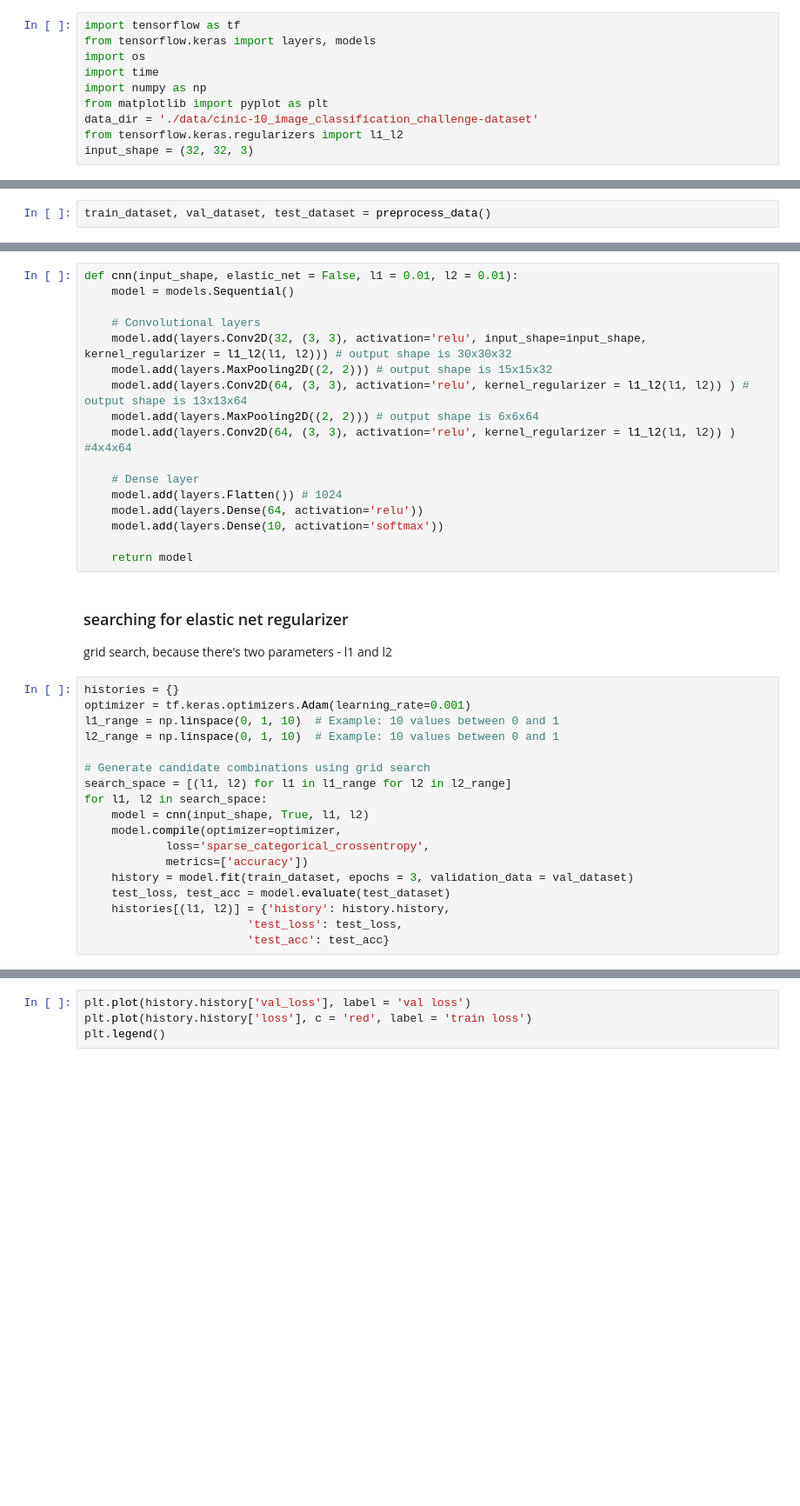
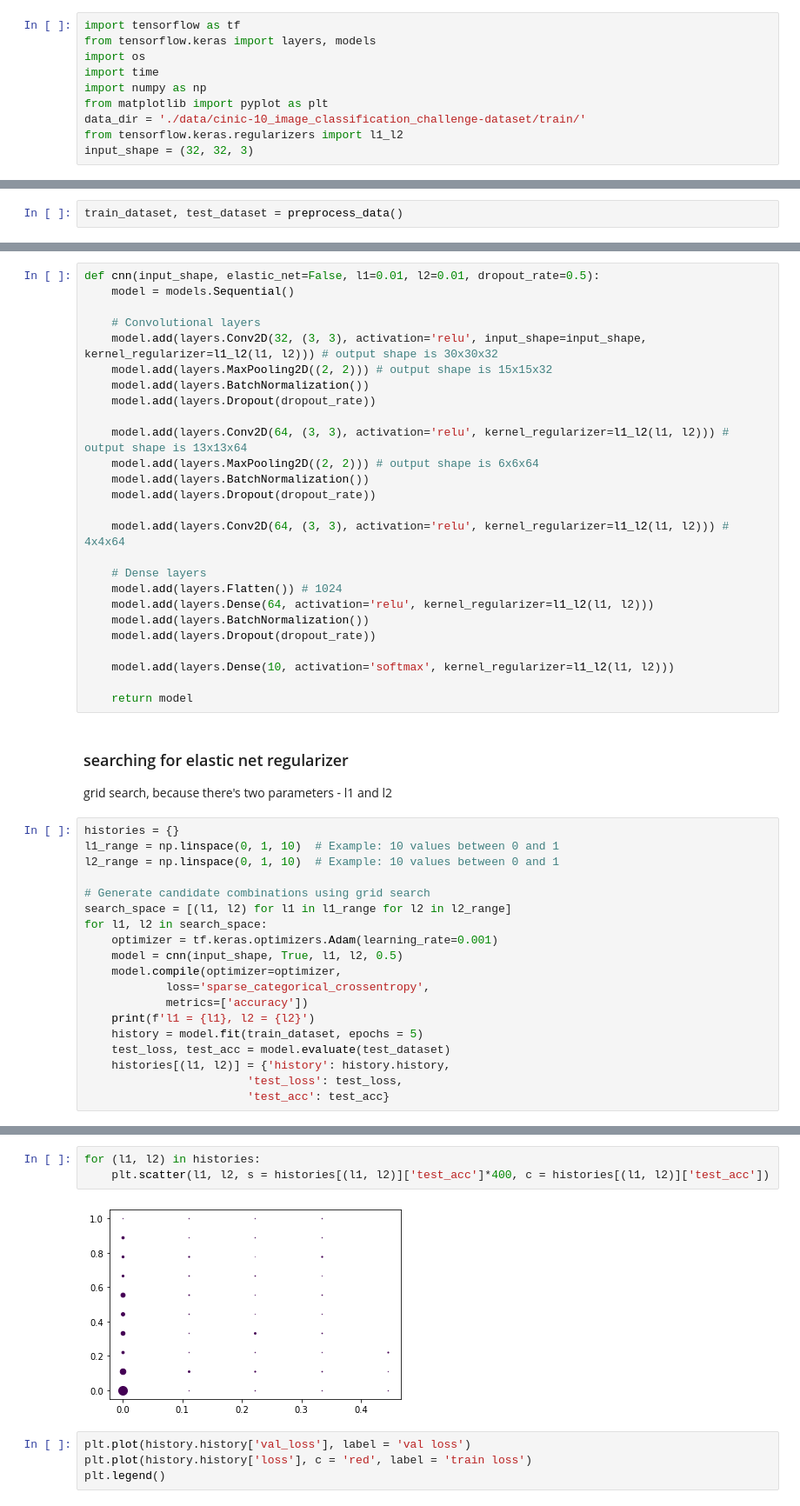
Before and after one commit to bieleckipiotr/Deep-Learning, a Jupyter notebook: ownCNN.ipynb, the cells around one changed output, grey strips where cells are left out. Shown at 87% size. Drawn from its saved outputs; the diff is of its cells as text; blank space fills up the shorter version.

```diff
--- a/ownCNN.ipynb
+++ b/ownCNN.ipynb
@@ -5,7 +5,7 @@ import os
 import time
 import numpy as np
 from matplotlib import pyplot as plt
-data_dir = './data/cinic-10_image_classification_challenge-dataset'
+data_dir = './data/cinic-10_image_classification_challenge-dataset/train/'
 from tensorflow.keras.regularizers import l1_l2
 input_shape = (32, 32, 3)
 # %% [markdown]
@@ -70,24 +52,33 @@ label_dict = {i : label for i, label in enumerate(os.listdir(data_dir + '/train/
 # %% [markdown]
 # pre-made dataset from cifar dataset
 # %%
-train_dataset, val_dataset, test_dataset = preprocess_data()
+train_dataset, test_dataset = preprocess_data()
 # %% [markdown]
 # CNN definition
 # %%
-def cnn(input_shape, elastic_net = False, l1 = 0.01, l2 = 0.01):
+def cnn(input_shape, elastic_net=False, l1=0.01, l2=0.01, dropout_rate=0.5):
     model = models.Sequential()
 
     # Convolutional layers
-    model.add(layers.Conv2D(32, (3, 3), activation='relu', input_shape=input_shape, kernel_regularizer = l1_l2(l1, l2))) # output shape is 30x30x32
+    model.add(layers.Conv2D(32, (3, 3), activation='relu', input_shape=input_shape, kernel_regularizer=l1_l2(l1, l2))) # output shape is 30x30x32
     model.add(layers.MaxPooling2D((2, 2))) # output shape is 15x15x32
-    model.add(layers.Conv2D(64, (3, 3), activation='relu', kernel_regularizer = l1_l2(l1, l2)) ) # output shape is 13x13x64
+    model.add(layers.BatchNormalization())
+    model.add(layers.Dropout(dropout_rate))
+
+    model.add(layers.Conv2D(64, (3, 3), activation='relu', kernel_regularizer=l1_l2(l1, l2))) # output shape is 13x13x64
     model.add(layers.MaxPooling2D((2, 2))) # output shape is 6x6x64
-    model.add(layers.Conv2D(64, (3, 3), activation='relu', kernel_regularizer = l1_l2(l1, l2)) ) #4x4x64
+    model.add(layers.BatchNormalization())
+    model.add(layers.Dropout(dropout_rate))
 
-    # Dense layer
+    model.add(layers.Conv2D(64, (3, 3), activation='relu', kernel_regularizer=l1_l2(l1, l2))) # 4x4x64
+
+    # Dense layers
     model.add(layers.Flatten()) # 1024
-    model.add(layers.Dense(64, activation='relu'))
-    model.add(layers.Dense(10, activation='softmax'))
+    model.add(layers.Dense(64, activation='relu', kernel_regularizer=l1_l2(l1, l2)))
+    model.add(layers.BatchNormalization())
+    model.add(layers.Dropout(dropout_rate))
+
+    model.add(layers.Dense(10, activation='softmax', kernel_regularizer=l1_l2(l1, l2)))
 
     return model
 # %% [markdown]
@@ -95,18 +86,19 @@ def cnn(input_shape, elastic_net = False, l1 = 0.01, l2 = 0.01):
 grid search, because there's two parameters - l1 and l2
 # %%
 histories = {}
-optimizer = tf.keras.optimizers.Adam(learning_rate=0.001)
 l1_range = np.linspace(0, 1, 10)  # Example: 10 values between 0 and 1
 l2_range = np.linspace(0, 1, 10)  # Example: 10 values between 0 and 1
 
 # Generate candidate combinations using grid search
 search_space = [(l1, l2) for l1 in l1_range for l2 in l2_range]
 for l1, l2 in search_space:
-    model = cnn(input_shape, True, l1, l2)
+    optimizer = tf.keras.optimizers.Adam(learning_rate=0.001)
+    model = cnn(input_shape, True, l1, l2, 0.5)
     model.compile(optimizer=optimizer,
             loss='sparse_categorical_crossentropy',
             metrics=['accuracy'])
-    history = model.fit(train_dataset, epochs = 3, validation_data = val_dataset)
+    print(f'l1 = {l1}, l2 = {l2}')
+    history = model.fit(train_dataset, epochs = 5)
     test_loss, test_acc = model.evaluate(test_dataset)
     histories[(l1, l2)] = {'history': history.history,
                         'test_loss': test_loss,
@@ -140,3 +125,8 @@ Epoch 30/30
+# %%
+for (l1, l2) in histories:
+    plt.scatter(l1, l2, s = histories[(l1, l2)]['test_acc']*400, c = histories[(l1, l2)]['test_acc'])
+# %% [output]
+[figure, added]
 # %%
 plt.plot(history.history['val_loss'], label = 'val loss')
 plt.plot(history.history['loss'], c = 'red', label = 'train loss')
```
Also changed, not shown: parts of 3 cells of this notebook.
